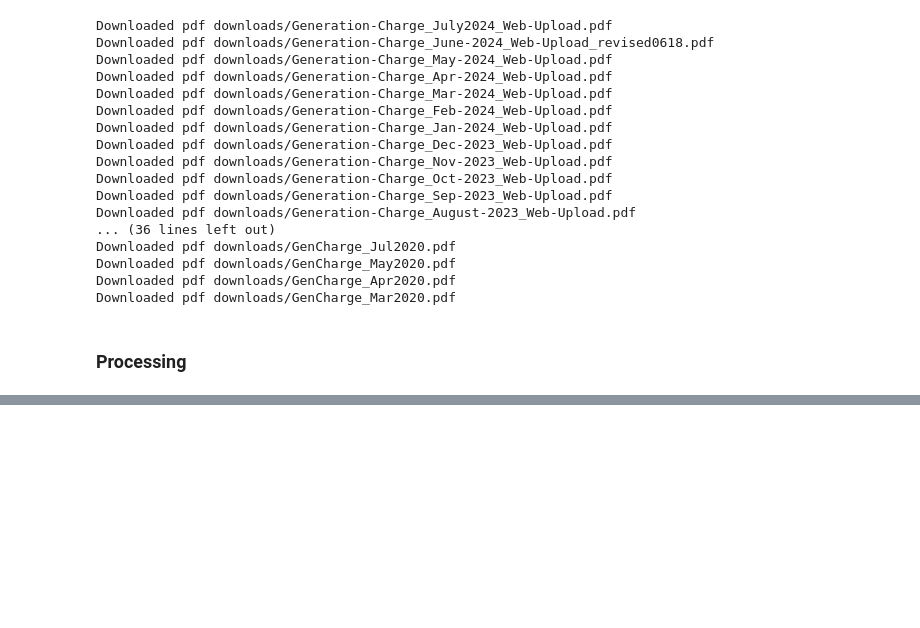
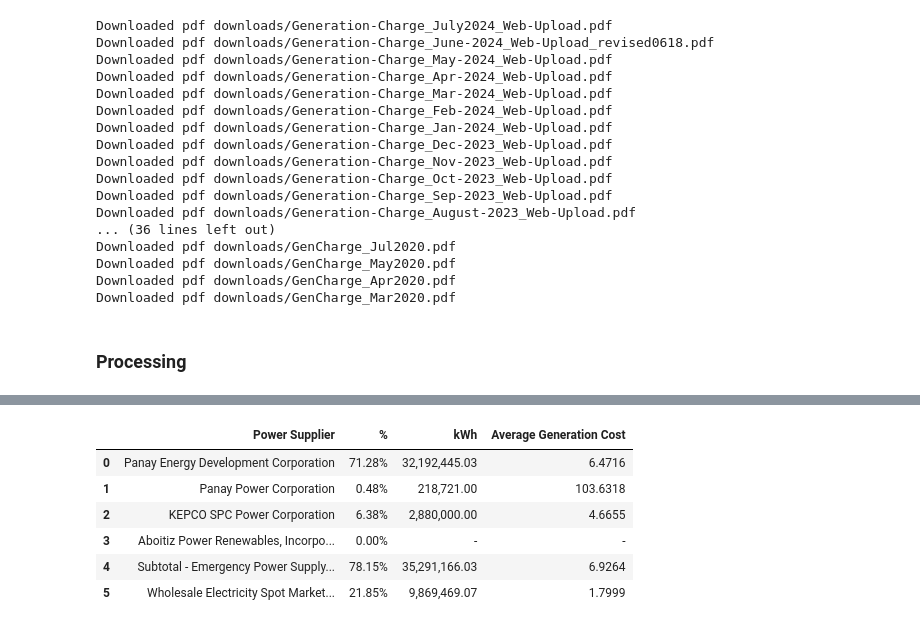
Before and after one commit to andreasenson/Scrape-DU-Generation-Charge, a Jupyter notebook: MEPC/scrape_MEPC.ipynb, the cells around one changed output, grey strips where cells are left out. Cells and saved outputs as stored; diff of their text form; code cells hidden in the pictures; blank space fills up the shorter version.

```diff
--- a/MEPC/scrape_MEPC.ipynb
+++ b/MEPC/scrape_MEPC.ipynb
@@ -155,0 +237,22 @@ combined_df
+# %%
+import re
+
+# Function to clean the "Power Supplier" column
+def clean_power_supplier(value):
+    # Remove leading numbers and periods
+    value = re.sub(r'^\d+\.\s*', '', value)
+    return value
+
+# Apply the cleaning function to the first column of sliced_df
+sliced_rows_df.iloc[:, 0] = sliced_rows_df.iloc[:, 0].apply(clean_power_supplier)
+
+sliced_rows_df = sliced_rows_df.reset_index(drop=True)
+sliced_rows_df
+# %% [output]
+|  | Power Supplier | % | kWh | Average Generation Cost |
+| 0 | Panay Energy Development Corporation | 71.28% | 32,192,445.03 | 6.4716 |
+| 1 | Panay Power Corporation | 0.48% | 218,721.00 | 103.6318 |
+| 2 | KEPCO SPC Power Corporation | 6.38% | 2,880,000.00 | 4.6655 |
+| 3 | Aboitiz Power Renewables, Incorpo... | 0.00% | - | - |
+| 4 | Subtotal - Emergency Power Supply... | 78.15% | 35,291,166.03 | 6.9264 |
+| 5 | Wholesale Electricity Spot Market... | 21.85% | 9,869,469.07 | 1.7999 |
```
Also changed, not shown: parts of 4 cells of this notebook.
